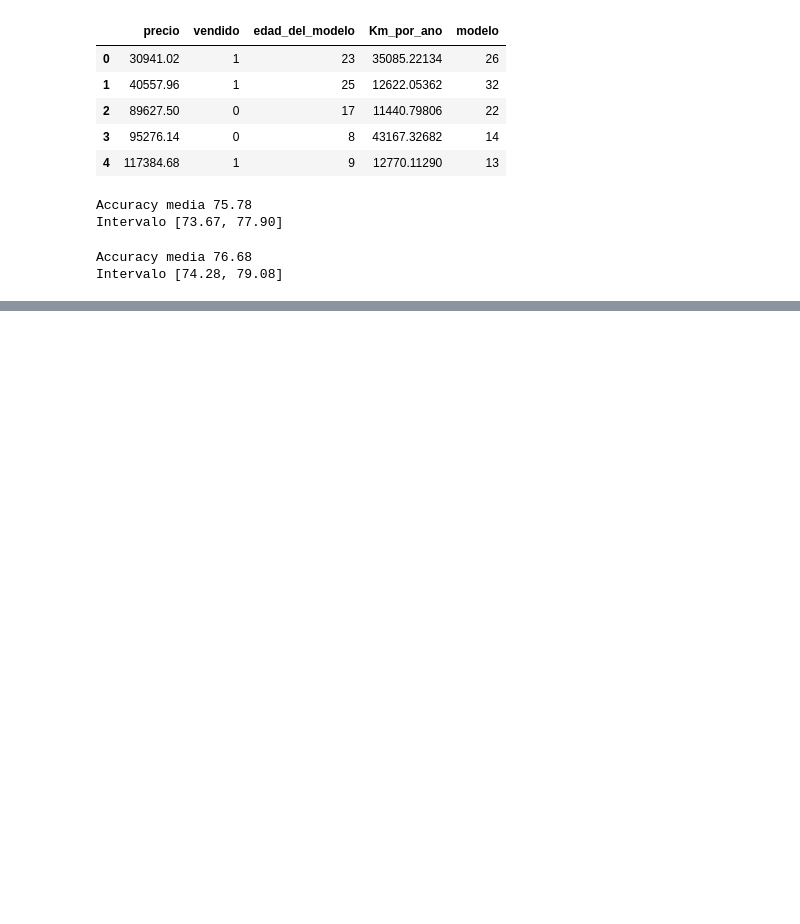
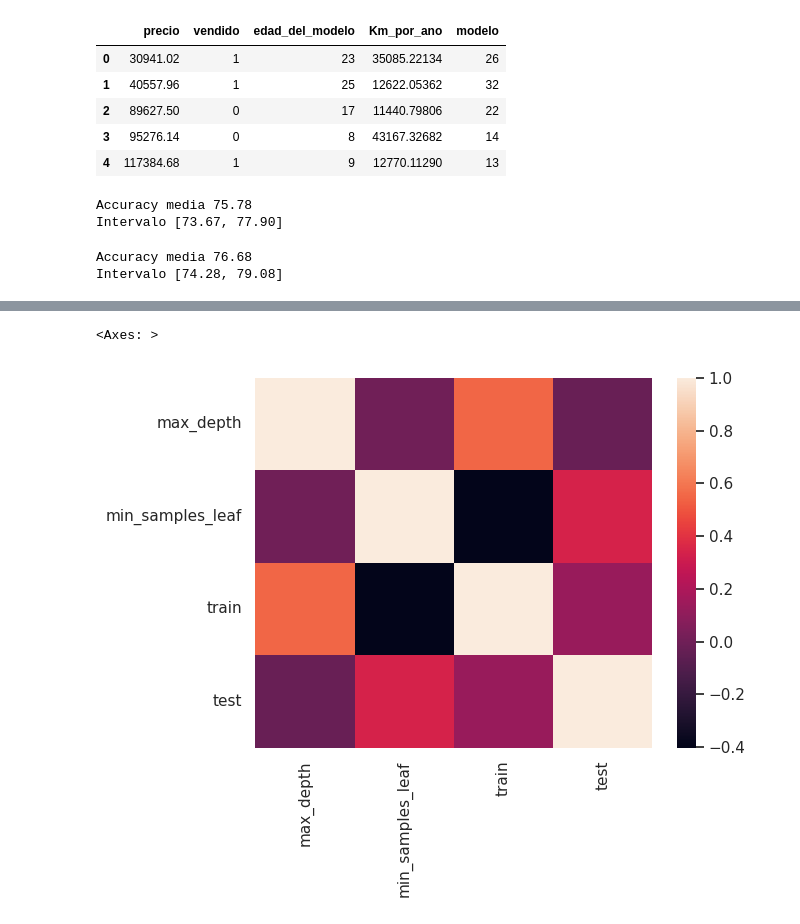
Before and after one commit to natalyq1/Machine_learning1, a Jupyter notebook: Optimizando_modelo_X_hiperparametros.ipynb, the cells around one changed output, grey strips where cells are left out. Cells and saved outputs as stored; diff of their text form; code cells hidden in the pictures; blank space fills up the shorter version.

```diff
--- a/Optimizando_modelo_X_hiperparametros.ipynb
+++ b/Optimizando_modelo_X_hiperparametros.ipynb
@@ -113,0 +152,11 @@ Intervalo [74.28, 79.08]
+# %%
+from sklearn.tree import export_graphviz
+import graphviz
+
+modelo.fit(x_ord, y_ord)#con este entreno mi modelo
+features = x_ord.columns
+dot_data = export_graphviz(modelo, out_file = None, filled= True, rounded = True,
+                class_names=['no', 'si'],
+                feature_names = features)
+graph = graphviz.Source(dot_data)
+graph
@@ -113,0 +374,27 @@ Intervalo [74.28, 79.08]
+# %%
+def iniciar_arbol_de_desicion(max_depth, min_samples_leaf):
+  SEED = 301
+  np.random.seed(SEED)
+
+  cv = GroupKFold(n_splits = 10)
+  modelo = DecisionTreeClassifier(max_depth= max_depth, min_samples_leaf = min_samples_leaf)
+  results = cross_validate(modelo, x_ord, y_ord,
+              cv = cv, groups = datos.modelo,
+                return_train_score=True)
+  test_score = results['test_score'].mean()*100
+  train_score = results['train_score'].mean()*100
+  print('Arbol max_depth = %d, min_samples_leaf = %d,training = %.2f, testing = %.2f' % (max_depth, min_samples_leaf, train_score, test_score))
+  tabla = [max_depth, min_samples_leaf, train_score, test_score]
+  return tabla
+
+def buscar():
+  resultados = []
+  for max_depth in range (1, 32):
+    for min_samples_leaf in [32, 64, 128, 256]:
+      tabla = iniciar_arbol_de_desicion(max_depth, min_samples_leaf)
+      resultados.append(tabla)
+  resultados = pd.DataFrame(resultados, columns = ['max_depth', 'min_samples_leaf', 'train', 'test'])
+  return resultados
+
+resultados = buscar()
+resultados.head()
@@ -113,0 +440,4 @@ Intervalo [74.28, 79.08]
+# %%
+corr = resultados.corr()
+corr
+#ya esta por default en pandas
@@ -113,0 +450,5 @@ Intervalo [74.28, 79.08]
+# %%
+sns.heatmap(corr)
+# %% [output]
+<Axes: >
+[figure, added]
```
Also changed, not shown: parts of 33 cells of this notebook.
